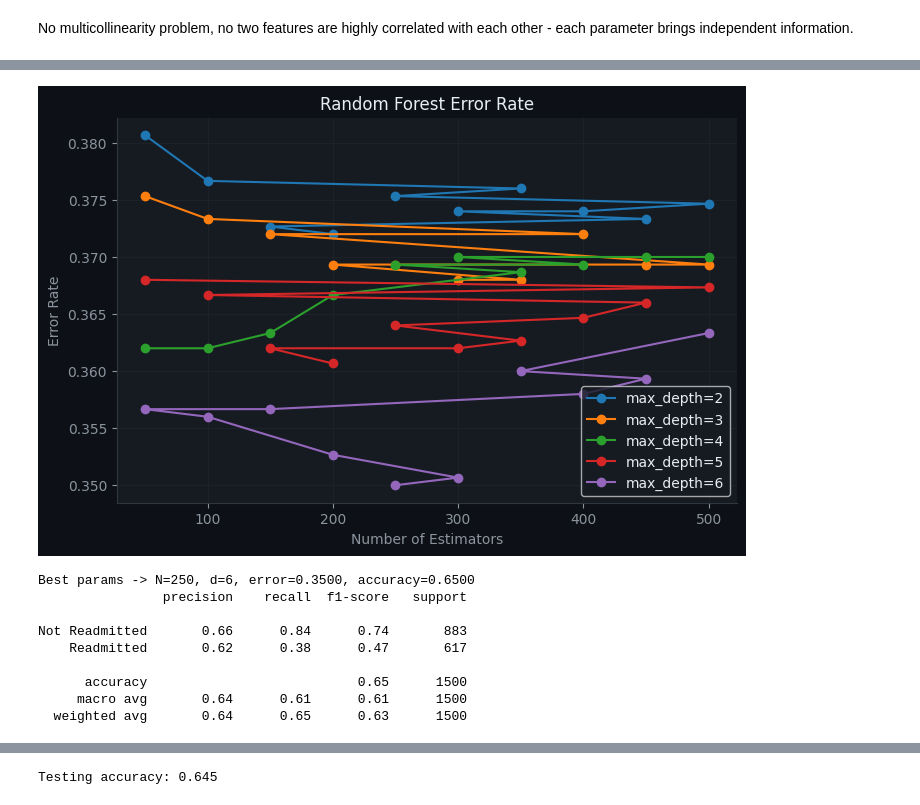
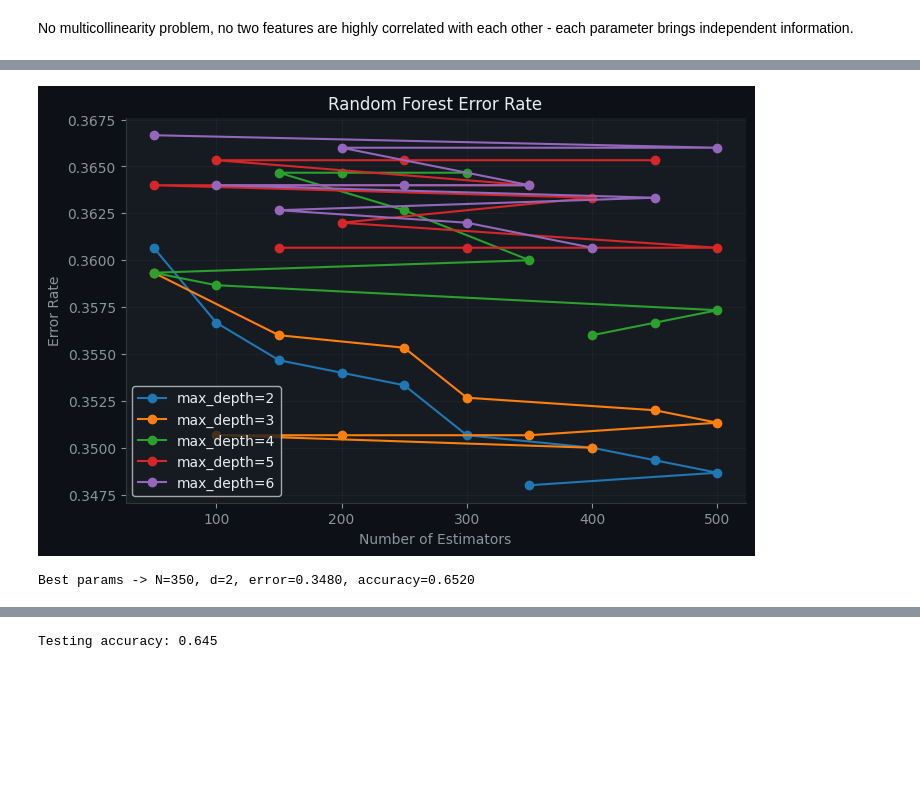
Before and after one commit to dinarazhorabek/heart_failure_readmission, a Jupyter notebook: main.ipynb, the cells around one changed output, grey strips where cells are left out. Saved outputs shown, nothing was run; the diff lists cells and outputs as text; code cells hidden in the pictures; blank space fills up the shorter version.

```diff
--- a/main.ipynb
+++ b/main.ipynb
@@ -267,11 +264,12 @@ y = df['readmitted_30d']
 
 X_train, X_test, y_train, y_test = train_test_split(X, y, test_size=0.5, random_state=99, stratify=y)
 # %%
+# Logistic Regression
 scaler = StandardScaler()
 X_train_sc = scaler.fit_transform(X_train)
 X_test_sc = scaler.transform(X_test)
 
-log_reg_classifier = LogisticRegression()
+log_reg_classifier = LogisticRegression(class_weight='balanced')
 log_reg_classifier.fit(X_train_sc, y_train)
 
 y_pred = log_reg_classifier.predict(X_test_sc)
@@ -293,46 +291,39 @@ Testing  accuracy: 0.650
 # %%
+# Random Forest
 subtrees_num=np.arange(50, 501, 50)
 depths=np.arange(2, 7)
 results = []
 for n in subtrees_num:
     for d in depths:
-        model = RandomForestClassifier(n_estimators=n, max_depth=d, random_state=99)
+        model = RandomForestClassifier(n_estimators=n, max_depth=d, random_state=99, class_weight='balanced')
         model.fit(X_train, y_train)
         predicted = model.predict(X_test)
         err_rate = np.mean(predicted != y_test)
         results.append((n, d, err_rate))
 
 
 results_df = pd.DataFrame(results, columns=['n_estimators', 'max_depth', 'error_rate'])
 plt.figure(figsize=(8,5))
 for d in depths:
     subset = results_df[results_df['max_depth'] == d].sort_values(['error_rate', 'n_estimators', 'max_depth'], ascending=[True, True, True])
     plt.plot(subset['n_estimators'], subset['error_rate'], marker='o', label=f'max_depth={d}')
 plt.xlabel('Number of Estimators')
 plt.ylabel('Error Rate')
 plt.title('Random Forest Error Rate')
 plt.legend()
 plt.grid()
 plt.show()
 
 best = results_df.sort_values(['error_rate','n_estimators','max_depth'], ascending=[True, False, True]).iloc[0]
 best_N, best_d = int(best.n_estimators), int(best.max_depth)
 print(f"Best params -> N={best_N}, d={best_d}, error={best.error_rate:.4f}, accuracy={1-best.error_rate:.4f}")
 
-rf_classifier = RandomForestClassifier(n_estimators=best_N, max_depth=best_d, criterion='gini', random_state=99)
+rf_classifier = RandomForestClassifier(n_estimators=best_N, max_depth=best_d, criterion='gini', random_state=99, class_weight='balanced')
 rf_classifier.fit(X_train, y_train)
 y_pred = rf_classifier.predict(X_test)
 # %% [output]
-[figure, old version]
+[figure, new version]
-Best params -> N=250, d=6, error=0.3500, accuracy=0.6500
-                precision    recall  f1-score   support
-
-Not Readmitted       0.66      0.84      0.74       883
-    Readmitted       0.62      0.38      0.47       617
-
-      accuracy                           0.65      1500
-     macro avg       0.64      0.61      0.61      1500
-  weighted avg       0.64      0.65      0.63      1500
+Best params -> N=350, d=2, error=0.3480, accuracy=0.6520
 # %%
 # Feature importances (RF)
 fi = pd.Series(rf_classifier.feature_importances_, index=feature_cols).sort_values(ascending=True)
```
Also changed, not shown: parts of 11 cells of this notebook.
